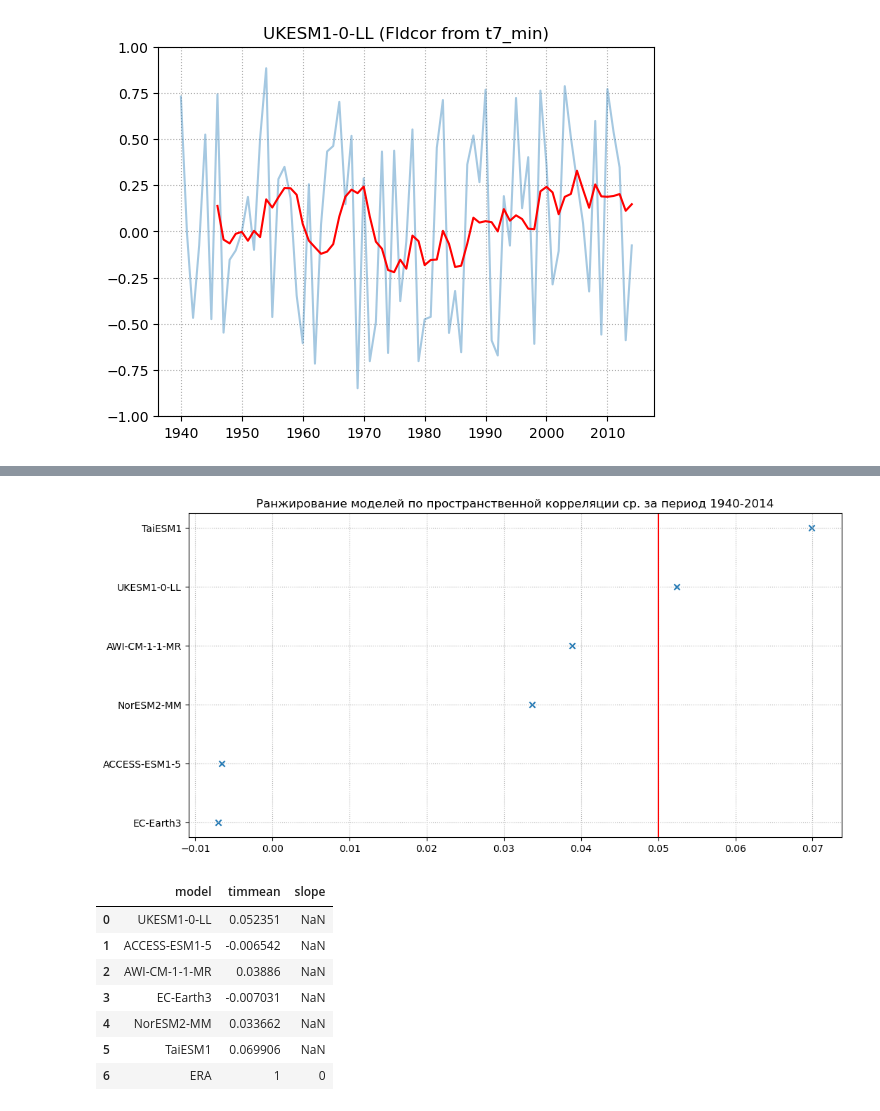
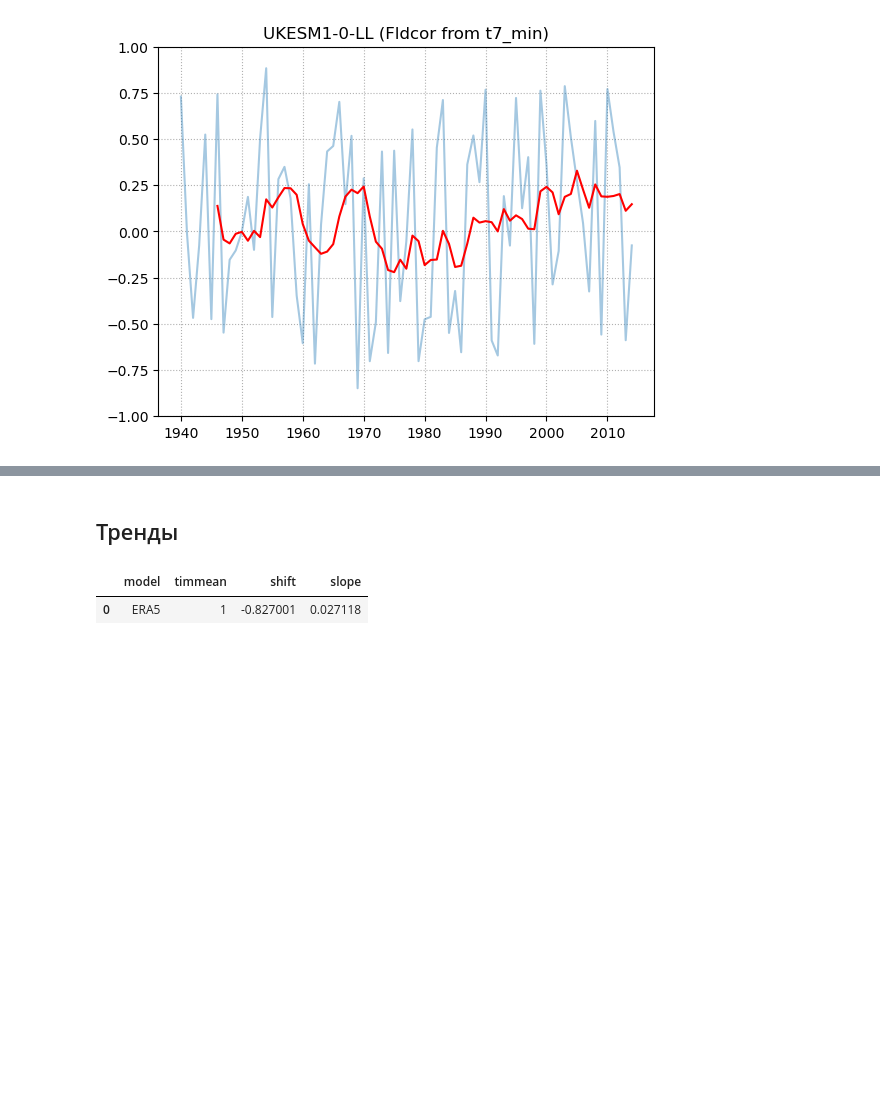
Before and after one commit to nslobodov/model_evaluation, a Jupyter notebook: scripts/how_to_plot.ipynb, the cells around one changed output, grey strips where cells are left out. Drawn from its saved outputs; the diff is of its cells as text; code cells hidden in the pictures; blank space fills up the shorter version.

```diff
--- a/scripts/how_to_plot.ipynb
+++ b/scripts/how_to_plot.ipynb
@@ -14,13 +19,11 @@ display(HTML('<style>.container {width: 80% !important}</style>'))
 # %%
-# directory = "C:/Users/user/Desktop/my_folder/t6_extra_output/"
-# directory = "E:/Climate/t6/"
-directory = "E:/Climate/t7_min/"
+directory = "E:/Climate/t7/"
 
 file_list = np.array ([file for file in os.listdir(directory) if file.endswith('.nc')])
-# file_list
 # %%
 # Aggregating files by dictionaries:
 # timcor (2d spatial data), fldcor (array of values by timesteps), timmean (single value)
+# tr_A and tr_B contain parameters of linear trends of anomalies time series (average values in my region)
 file_dict = {}
 timcor = {}
 fldcor = {}
@@ -30,8 +33,6 @@ tr_B = {}
 for file in file_list:
     dataset = xr.open_dataset(os.path.join(directory, file), decode_times=False)
     file_dict[file] = dataset
-    if 'ERA5' in file:
-         continue
     if 'timcor' in file:
         timcor[file] = dataset
     if 'fldcor' in file and not 'timmean' in file:
@@ -39,6 +40,6 @@ for file in file_list:
     if 'timmean' in file:
         timmean[file] = dataset
     if 'fldmean_trend1' in file:
-        tr_A[file.split('trend1')[1]] = dataset
+        tr_A[file.split('trend1_')[1]] = dataset
     if 'fldmean_trend2' in file:
-        tr_B[file.split('trend2')[1]] = dataset
+        tr_B[file.split('trend2_')[1]] = dataset
@@ -263,41 +291,14 @@ plt.show()
+# %% [markdown]
+## Тренды
 # %%
-# Ranking models
-model_df = pd.DataFrame(columns=['model', 'timmean', 'slope'])
-
-plt.figure(figsize=(12, 6))
-
-# file = 'timmean_fldcor_tas_Amon_ACCESS-CM2_ssp585_r1i1p1f1_185001-210012_r360x180_remap_C_regular_axis_year_anom_box_ymean.nc'
-for i, file in enumerate(file_list):
-    if 'timmean' in file:
-        model_df.loc[i, 'model'] = file.split('_')[4]
-        model_df.loc[i, 'timmean'] = file_dict[file].tas.values[0][0][0]
-timmean_sorted = model_df.sort_values(by='timmean').reset_index()
-
-plt.scatter(timmean_sorted['timmean'], timmean_sorted.index, marker='x', )
-
-plt.yticks(timmean_sorted.index, timmean_sorted['model'])
-plt.grid(linestyle=':')
-plt.axvline(x=0.05, color='red', linestyle='-')
-plt.title("Ранжирование моделей по пространственной корреляции ср. за период 1940-2014")
-
-plt.show()
-# plt.savefig("timmean_t7_min.png")
-
-
-rean = pd.DataFrame(columns=['model', 'timmean', 'slope'])
-rean.loc[0,:] = ['ERA', 1, 0]
-
-model_df = pd.concat((model_df, rean), ignore_index=True)
-model_df
+# Add dataframe for reanalysis
+for file in file_list:
+    if 'ERA5' in file and not '_ERA5' in file:
+        reanalysis = file
+rean_df = pd.DataFrame({'model':['ERA5'], 'timmean':[1], 'shift':[float(tr_A[reanalysis].t2m.values)], 'slope':[float(tr_B[reanalysis].t2m.values)]})
+rean_df
 # %% [output]
-[figure, removed]
-|  | model | timmean | slope |
-| 0 | UKESM1-0-LL | 0.052351 | NaN |
-| 1 | ACCESS-ESM1-5 | -0.006542 | NaN |
-| 2 | AWI-CM-1-1-MR | 0.03886 | NaN |
-| 3 | EC-Earth3 | -0.007031 | NaN |
-| 4 | NorESM2-MM | 0.033662 | NaN |
-| 5 | TaiESM1 | 0.069906 | NaN |
-| 6 | ERA | 1 | 0 |
+|  | model | timmean | shift | slope |
+| 0 | ERA5 | 1 | -0.827001 | 0.027118 |
 # %%
 # Display trends in anomalies_box_yearmean
```
Also changed, not shown: parts of 30 cells of this notebook, 40 other files.
